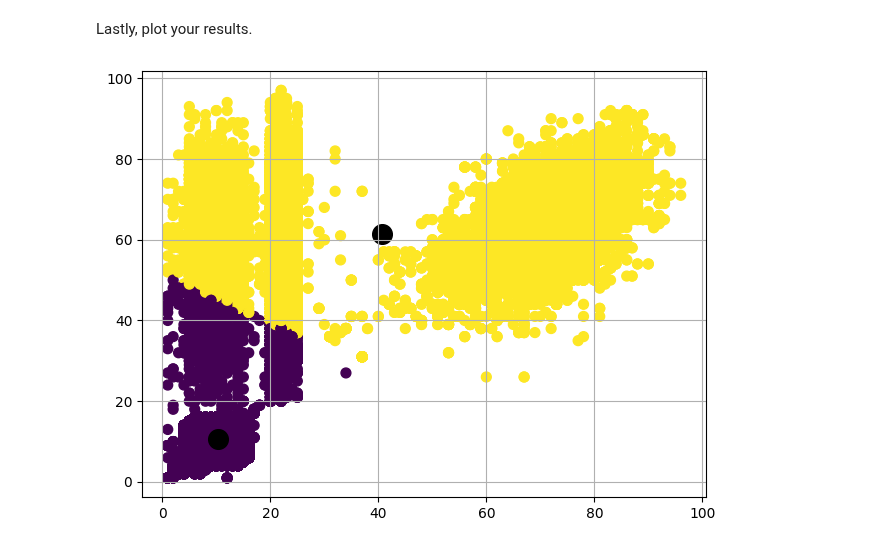
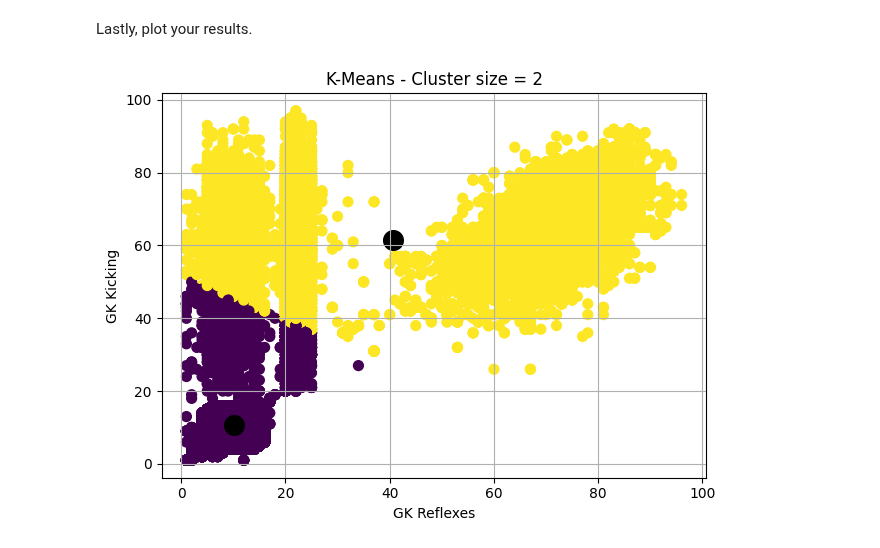
Before and after one commit to omanar1/usable_ai, a Jupyter notebook: Homework/HW8_assignment_m08_clustering.ipynb, the cells around one changed output. Drawn from its saved outputs; the diff is of its cells as text; code cells hidden in the pictures.

```diff
--- a/Homework/HW8_assignment_m08_clustering.ipynb
+++ b/Homework/HW8_assignment_m08_clustering.ipynb
@@ -182,12 +191,16 @@ Lastly, plot your results.
 # %%
 # Plot as we did before
 
 plt.scatter(player_attr_df.gk_reflexes, player_attr_df.gk_kicking, c=ykm, marker='o', s = 50, cmap='viridis')
 centers = km.cluster_centers_
 plt.scatter(centers[:,0], centers[:,1], c ='black', s = 200)
 
+plt.xlabel("GK Reflexes")
+plt.ylabel("GK Kicking")
+plt.title("K-Means - Cluster size = 2")
+
 plt.grid()
 plt.tight_layout()
 plt.show()
 # %% [output]
-[figure, old version]
+[figure, new version]
```
Also changed, not shown: parts of 3 cells of this notebook.
